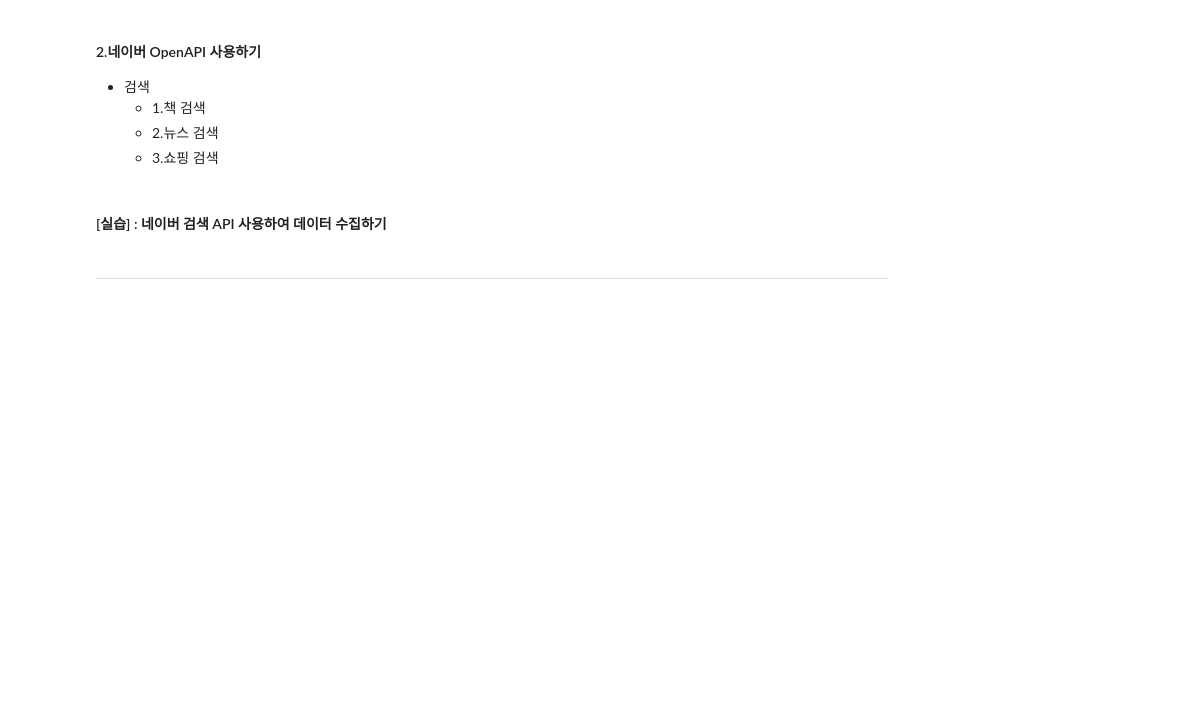
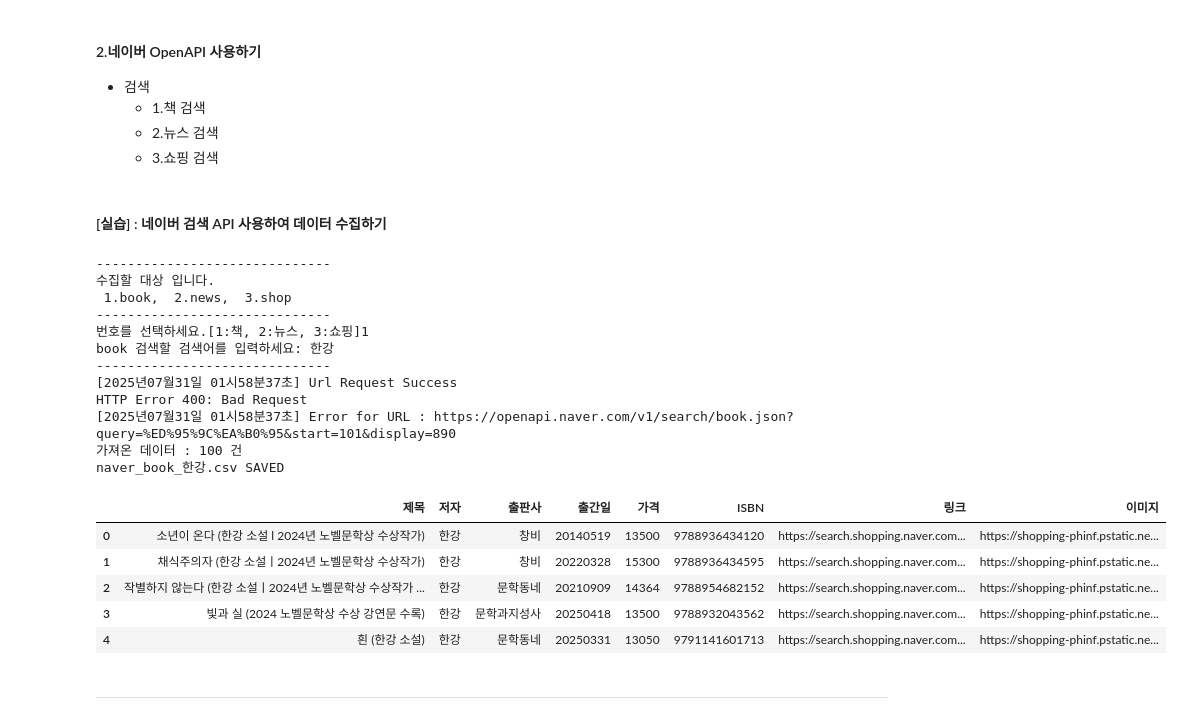
Before and after one commit to Joyschool/2025_mirae_master, a Jupyter notebook: 3일차_웹데이터수집및시각화_OpenAPI_완성.ipynb, the cells around one changed output. Cells and saved outputs as stored; diff of their text form; code cells hidden in the pictures; blank space fills up the shorter version.

```diff
--- a/3일차_웹데이터수집및시각화_OpenAPI_완성.ipynb
+++ b/3일차_웹데이터수집및시각화_OpenAPI_완성.ipynb
@@ -84,7 +102,7 @@ def get_RequestUrl(url):
 #[CODE 2]  네이버 검색 API
 def get_NaverSearch(node, keyword, start, display):
     base = "https://openapi.naver.com/v1/search"
-    node = "/%s.json" % node
+    node = "/%s.json" % node    # f"/{node}.json"
     parameters = "?query=%s&start=%s&display=%s" % (urllib.parse.quote(keyword), start, display)
 
     url = base + node + parameters
@@ -102,6 +120,8 @@ def get_PostData(node, post, jsonResult, cnt):
                 '저자':post['author'],
                 '출판사':post['publisher'],
                 '출간일':post['pubdate'],
+                '가격':post['discount'],
+                'ISBN':post['isbn'],
                 '링크':post['link'],
                 '이미지':post['image']}
     elif node == 'news':
@@ -146,34 +166,53 @@ def main():
 
     while ((jsonResponse != None) and (jsonResponse['display'] != 0)):
         for post in jsonResponse['items']:
             cnt += 1
             get_PostData(node, post, jsonResult, cnt)  #[CODE 3]
 
         start = jsonResponse['start'] + jsonResponse['display']
         jsonResponse = get_NaverSearch(node, keyword, start, total)
 #     print(f'가져올 데이터 : {total} 건')
 
     # with open(f'naver_{node}_{keyword}', 'w', encoding='utf8') as outfile:
     #     jsonFile = json.dumps(jsonResult,  indent=4, sort_keys=True,  ensure_ascii=False)
 
     #     outfile.write(jsonFile)
 
     print("가져온 데이터 : %d 건" %(cnt))
 
 
 
     # csv 파일로 저장하기
     file = f'naver_{node}_{keyword}.csv'
     df = pd.DataFrame(datas)
     df.to_csv(file, index=False, encoding="utf-8-sig")
     print(f'naver_{node}_{keyword}.csv SAVED')
     return df
 
 #-----------
 # 시작
 #-----------
 df = main()
-df.head()
+df.head()  # 앞에서부터 5개 출력
+# %% [output]
+------------------------------
+수집할 대상 입니다.
+ 1.book,  2.news,  3.shop
+------------------------------
+번호를 선택하세요.[1:책, 2:뉴스, 3:쇼핑]1
+book 검색할 검색어를 입력하세요: 한강
+------------------------------
+[2025년07월31일 01시58분37초] Url Request Success
+HTTP Error 400: Bad Request
+[2025년07월31일 01시58분37초] Error for URL : https://openapi.naver.com/v1/search/book.json?query=%ED%95%9C%EA%B0%95&start=101&display=890
+가져온 데이터 : 100 건
+naver_book_한강.csv SAVED
+|  | 제목 | 저자 | 출판사 | 출간일 | 가격 | ISBN | 링크 | 이미지 |
+| 0 | 소년이 온다 (한강 소설 l 2024년 노벨문학상 수상작가) | 한강 | 창비 | 20140519 | 13500 | 9788936434120 | https://search.shopping.naver.com... | https://shopping-phinf.pstatic.ne... |
+| 1 | 채식주의자 (한강 소설ㅣ2024년 노벨문학상 수상작가) | 한강 | 창비 | 20220328 | 15300 | 9788936434595 | https://search.shopping.naver.com... | https://shopping-phinf.pstatic.ne... |
+| 2 | 작별하지 않는다 (한강 소설ㅣ2024년 노벨문학상 수상작가 ... | 한강 | 문학동네 | 20210909 | 14364 | 9788954682152 | https://search.shopping.naver.com... | https://shopping-phinf.pstatic.ne... |
+| 3 | 빛과 실 (2024 노벨문학상 수상 강연문 수록) | 한강 | 문학과지성사 | 20250418 | 13500 | 9788932043562 | https://search.shopping.naver.com... | https://shopping-phinf.pstatic.ne... |
+| 4 | 흰 (한강 소설) | 한강 | 문학동네 | 20250331 | 13050 | 9791141601713 | https://search.shopping.naver.com... | https://shopping-phinf.pstatic.ne... |
 # %% [markdown]
 
 
```
Also changed, not shown: parts of 14 cells of this notebook.
